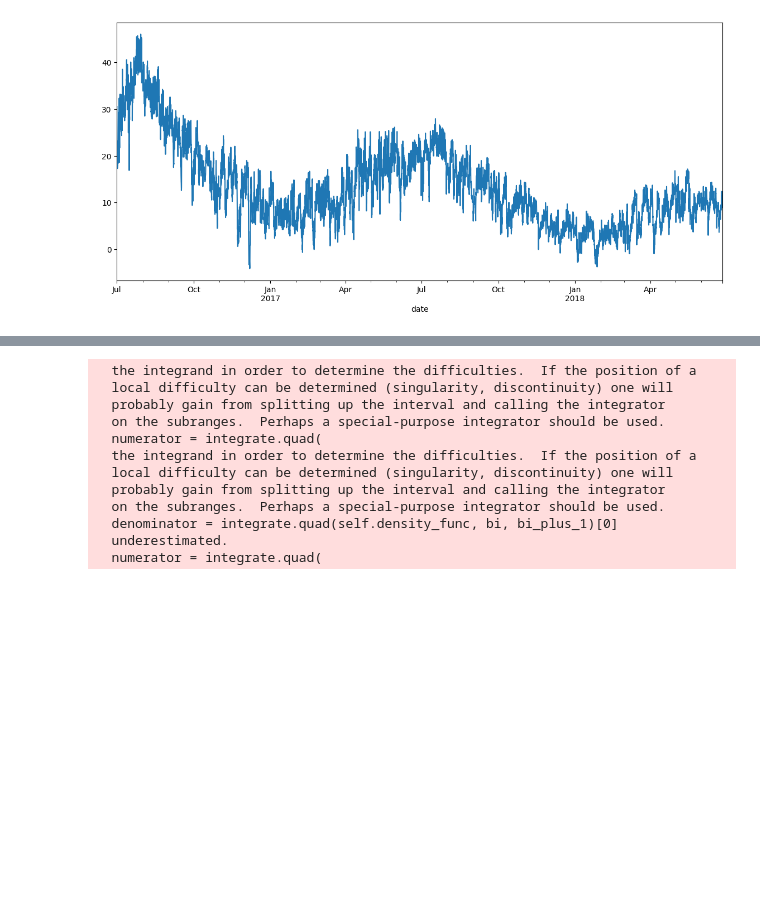
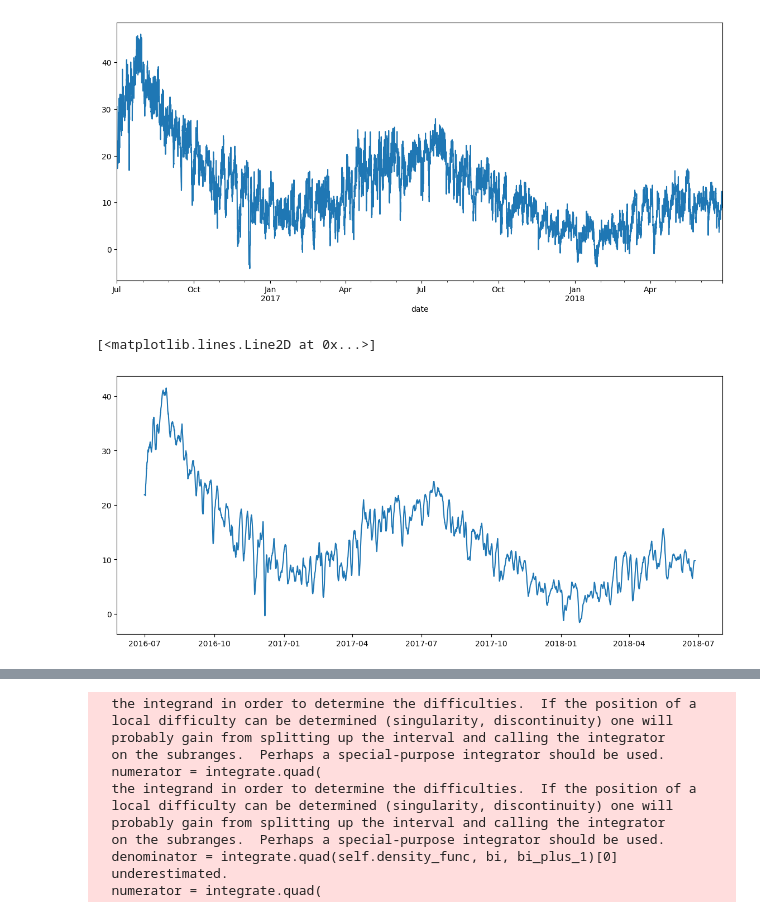
Before and after one commit to Dhanunjaya-Elluri/master-thesis, a Jupyter notebook: transformer.ipynb, the cells around one changed output, grey strips where cells are left out. Cells and saved outputs as stored; diff of their text form; code cells hidden in the pictures; blank space fills up the shorter version.

```diff
--- a/transformer.ipynb
+++ b/transformer.ipynb
@@ -68,5 +73,3 @@ data.plot()
 # %% [output]
 <Axes: xlabel='date'>
 [figure]
-# %%
-data = make_stationary(data)
@@ -76,0 +76,13 @@ str(data.index[0])
+# %%
+decompose = sm.tsa.seasonal_decompose(data, model='additive', period=52)
+trend = decompose.trend
+seasonal = decompose.seasonal
+trend = trend.fillna(method='ffill')
+trend = trend.fillna(method='bfill')
+seasonal = seasonal.fillna(method='ffill')
+seasonal = seasonal.fillna(method='bfill')
+# %%
+plt.plot(trend)
+# %% [output]
+[<matplotlib.lines.Line2D at 0x...>]
+[figure, added]
```
Also changed, not shown: parts of 11 cells of this notebook, 52 other files.
